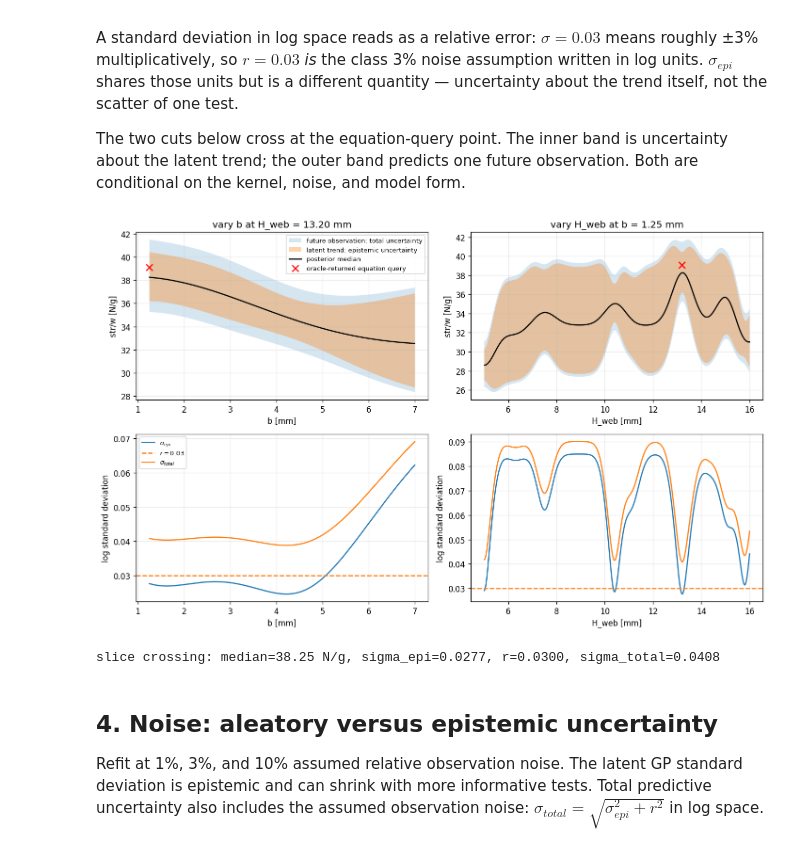
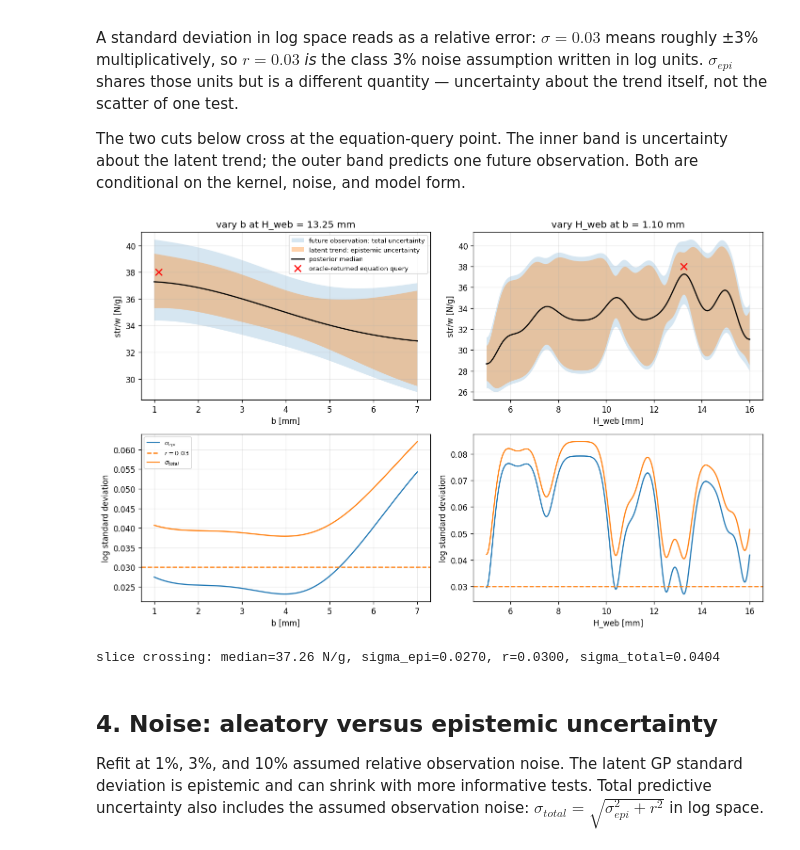
Before and after one commit to andrewvoss8-boop/core-me-data-science-activities-public, a Jupyter notebook: me323/Module1_drafts/ME323_Module1_Prelab2_ML_KEY.ipynb, the cells around one changed output. Saved outputs shown, nothing was run; the diff lists cells and outputs as text; code cells hidden in the pictures.

```diff
--- a/me323/Module1_drafts/ME323_Module1_Prelab2_ML_KEY.ipynb
+++ b/me323/Module1_drafts/ME323_Module1_Prelab2_ML_KEY.ipynb
@@ -57,18 +57,18 @@ df["mass_delta_g"] = df.weight_g - df.mass_est_g
 df["mass_delta_pct"] = 100*df.mass_delta_g/df.mass_est_g
 print(len(df), "tested beams")
 
-eq_beam = pd.DataFrame([dict(beam_id=15, b=1.25, H=13.2, strength_N=515.6,
+eq_beam = pd.DataFrame([dict(beam_id=16, b=1.10, H=13.25, strength_N=482.6,
                              weight_g=np.nan,
-                             mass_est_g=estimated_mass_g(1.25, 13.2),
+                             mass_est_g=estimated_mass_g(1.10, 13.25),
                              failure_note="class equation beam")])
 df = pd.concat([df, eq_beam], ignore_index=True)
 df["str_to_weight"] = df.strength_N / df.mass_est_g
-initial_best = df.loc[df.beam_id <= 14, "str_to_weight"].max()
-assert 39.09 > initial_best
-print(f"{len(df)} beams; original best={initial_best:.2f} N/g; "
-      f"equation beam=39.09 N/g, now ranked #1")
+initial_best = df.loc[df.beam_id <= 15, "str_to_weight"].max()
+assert 38.02 > initial_best
+print(f"{len(df)} beams; handout best={initial_best:.2f} N/g; "
+      f"equation beam=38.02 N/g, now ranked #1")
 pd.set_option("display.max_colwidth", None)
 print("\nObserved failure notes carried into the GP decision:")
-print(df.loc[df.beam_id <= 14, ["beam_id", "b", "H", "failure_note"]]
+print(df.loc[df.beam_id <= 15, ["beam_id", "b", "H", "failure_note"]]
       .to_string(index=False))
 # %% [output]
@@ -118,7 +115,7 @@ from sklearn.gaussian_process.kernels import ConstantKernel as C, RBF, Matern
 
 X = df[["b", "H"]].values.astype(float)
 sw_obs = df.str_to_weight.values.astype(float)
-bg = np.linspace(1.25, 7.0, 60); Hg = np.linspace(5.0, 16.0, 60)
+bg = np.linspace(1.0, 7.0, 63); Hg = np.linspace(5.0, 16.0, 60)
 BB, HH = np.meshgrid(bg, Hg)
 Xg = np.column_stack([BB.ravel(), HH.ravel()])
 
@@ -272,17 +269,17 @@ uncertainty about the latent trend; the outer band predicts one future
 observation. Both are conditional on the kernel, noise, and model form.
 # %%
 r_log, z_band = 0.03, 2.0
-b_slice = np.linspace(1.25, 7.0, 400)
+b_slice = np.linspace(1.0, 7.0, 400)
 H_slice = np.linspace(5.0, 16.0, 400)
 slices = [
-    ("vary b at H_web = 13.20 mm", b_slice,
-     np.column_stack([b_slice, np.full_like(b_slice, 13.20)]),
-     "b [mm]", 1.25),
-    ("vary H_web at b = 1.25 mm", H_slice,
-     np.column_stack([np.full_like(H_slice, 1.25), H_slice]),
-     "H_web [mm]", 13.20),
+    ("vary b at H_web = 13.25 mm", b_slice,
+     np.column_stack([b_slice, np.full_like(b_slice, 13.25)]),
+     "b [mm]", 1.10),
+    ("vary H_web at b = 1.10 mm", H_slice,
+     np.column_stack([np.full_like(H_slice, 1.10), H_slice]),
+     "H_web [mm]", 13.25),
 ]
-equation_sw = float(df.loc[df.beam_id.eq(15), "str_to_weight"].iloc[0])
+equation_sw = float(df.loc[df.beam_id.eq(16), "str_to_weight"].iloc[0])
 fig, axes = plt.subplots(2, 2, figsize=(12, 7.5))
 for col, (title, xplot, Xslice, xlabel, x_anchor) in enumerate(slices):
     mu_slice, sigma_epi = gp.predict((Xslice-fmu)/fsd, return_std=True)
@@ -292,36 +289,36 @@ for col, (title, xplot, Xslice, xlabel, x_anchor) in enumerate(slices):
     lo_epi, hi_epi = (np.exp(mu_log-z_band*sigma_epi),
                       np.exp(mu_log+z_band*sigma_epi))
     lo_total, hi_total = (np.exp(mu_log-z_band*sigma_total),
                           np.exp(mu_log+z_band*sigma_total))
     ax = axes[0, col]
     ax.fill_between(xplot, lo_total, hi_total, alpha=0.18,
                     label="future observation: total uncertainty")
     ax.fill_between(xplot, lo_epi, hi_epi, alpha=0.35,
                     label="latent trend: epistemic uncertainty")
     ax.plot(xplot, median_sw, color="black", label="posterior median")
     ax.scatter(x_anchor, equation_sw, color="red", marker="x", s=70,
                label="oracle-returned equation query")
     ax.set(title=title, xlabel=xlabel, ylabel="str/w [N/g]")
     ax.grid(alpha=0.25)
     ax = axes[1, col]
     ax.plot(xplot, sigma_epi, label=r"$\sigma_{epi}$")
     ax.axhline(r_log, color="tab:orange", linestyle="--", label=r"$r=0.03$")
     ax.plot(xplot, sigma_total, label=r"$\sigma_{total}$")
     ax.set(xlabel=xlabel, ylabel="log standard deviation")
     ax.grid(alpha=0.25)
 axes[0, 0].legend(fontsize=8)
 axes[1, 0].legend(fontsize=8)
 plt.tight_layout(); plt.show()
 
-cross = np.array([[1.25, 13.20]])
+cross = np.array([[1.10, 13.25]])
 cross_mu, cross_epi = gp.predict((cross-fmu)/fsd, return_std=True)
 cross_total = np.sqrt(cross_epi[0]**2 + r_log**2)
 print(f"slice crossing: median={np.exp(cross_mu[0]+ymean):.2f} N/g, "
       f"sigma_epi={cross_epi[0]:.4f}, r={r_log:.4f}, "
       f"sigma_total={cross_total:.4f}")
 # %% [output]
-[figure, old version]
+[figure, new version]
-slice crossing: median=38.25 N/g, sigma_epi=0.0277, r=0.0300, sigma_total=0.0408
+slice crossing: median=37.26 N/g, sigma_epi=0.0270, r=0.0300, sigma_total=0.0404
 # %% [markdown]
 ## 4. Noise: aleatory versus epistemic uncertainty
 
```
Also changed, not shown: parts of 18 cells of this notebook, 20 other files.
